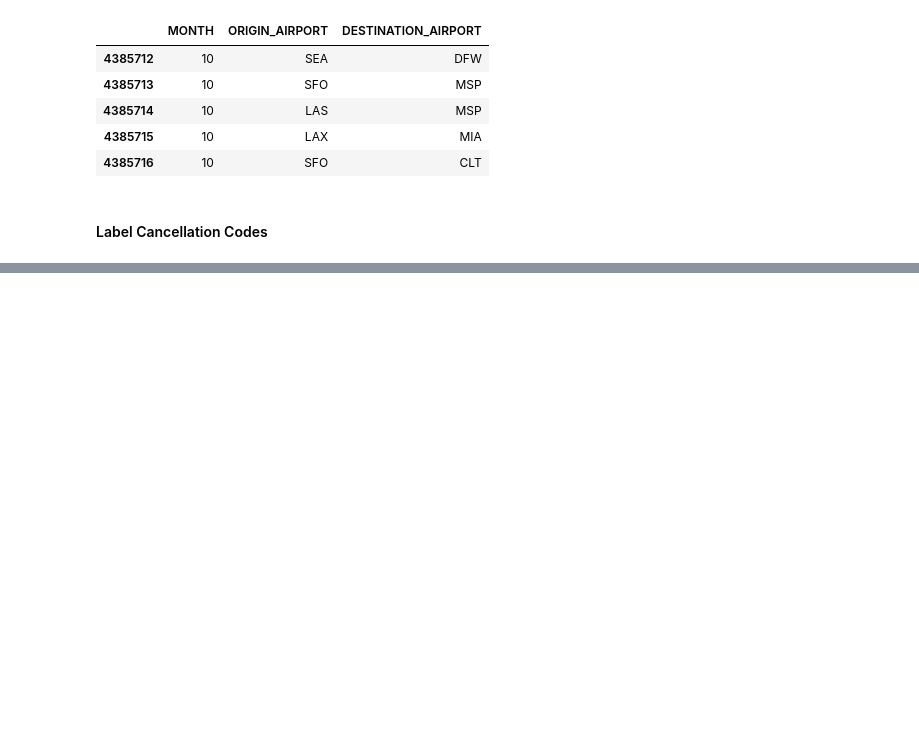
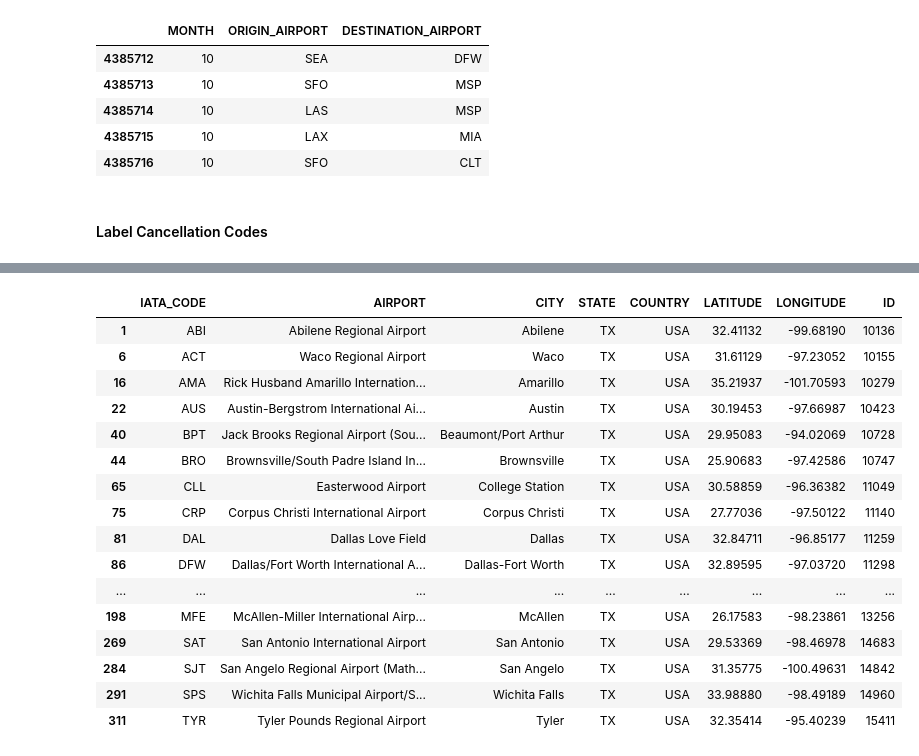
Before and after one commit to fractalss/FlightDelayCancellations_RandomForest, a Jupyter notebook: Preprocess_data.ipynb, the cells around one changed output, grey strips where cells are left out. Drawn from its saved outputs; the diff is of its cells as text; code cells hidden in the pictures; blank space fills up the shorter version.

```diff
--- a/Preprocess_data.ipynb
+++ b/Preprocess_data.ipynb
@@ -268,3 +233,25 @@ flights = pd.read_pickle('cleaned_flight.pkl')
 # %%
 #Convert to cleaned csv
 flights.to_csv('cleaned_flight.csv')
+# %%
+airports_tx = airports[airports['STATE']=='TX']
+# %%
+airports_tx
+# %% [output]
+|  | IATA_CODE | AIRPORT | CITY | STATE | COUNTRY | LATITUDE | LONGITUDE | ID |
+| 1 | ABI | Abilene Regional Airport | Abilene | TX | USA | 32.41132 | -99.68190 | 10136 |
+| 6 | ACT | Waco Regional Airport | Waco | TX | USA | 31.61129 | -97.23052 | 10155 |
+| 16 | AMA | Rick Husband Amarillo Internation... | Amarillo | TX | USA | 35.21937 | -101.70593 | 10279 |
+| 22 | AUS | Austin-Bergstrom International Ai... | Austin | TX | USA | 30.19453 | -97.66987 | 10423 |
+| 40 | BPT | Jack Brooks Regional Airport (Sou... | Beaumont/Port Arthur | TX | USA | 29.95083 | -94.02069 | 10728 |
+| 44 | BRO | Brownsville/South Padre Island In... | Brownsville | TX | USA | 25.90683 | -97.42586 | 10747 |
+| 65 | CLL | Easterwood Airport | College Station | TX | USA | 30.58859 | -96.36382 | 11049 |
+| 75 | CRP | Corpus Christi International Airport | Corpus Christi | TX | USA | 27.77036 | -97.50122 | 11140 |
+| 81 | DAL | Dallas Love Field | Dallas | TX | USA | 32.84711 | -96.85177 | 11259 |
+| 86 | DFW | Dallas/Fort Worth International A... | Dallas-Fort Worth | TX | USA | 32.89595 | -97.03720 | 11298 |
+| ... | ... | ... | ... | ... | ... | ... | ... | ... |
+| 198 | MFE | McAllen-Miller International Airp... | McAllen | TX | USA | 26.17583 | -98.23861 | 13256 |
+| 269 | SAT | San Antonio International Airport | San Antonio | TX | USA | 29.53369 | -98.46978 | 14683 |
+| 284 | SJT | San Angelo Regional Airport (Math... | San Angelo | TX | USA | 31.35775 | -100.49631 | 14842 |
+| 291 | SPS | Wichita Falls Municipal Airport/S... | Wichita Falls | TX | USA | 33.98880 | -98.49189 | 14960 |
+| 311 | TYR | Tyler Pounds Regional Airport | Tyler | TX | USA | 32.35414 | -95.40239 | 15411 |
```
Also changed, not shown: parts of 20 cells of this notebook, 5 other files.
